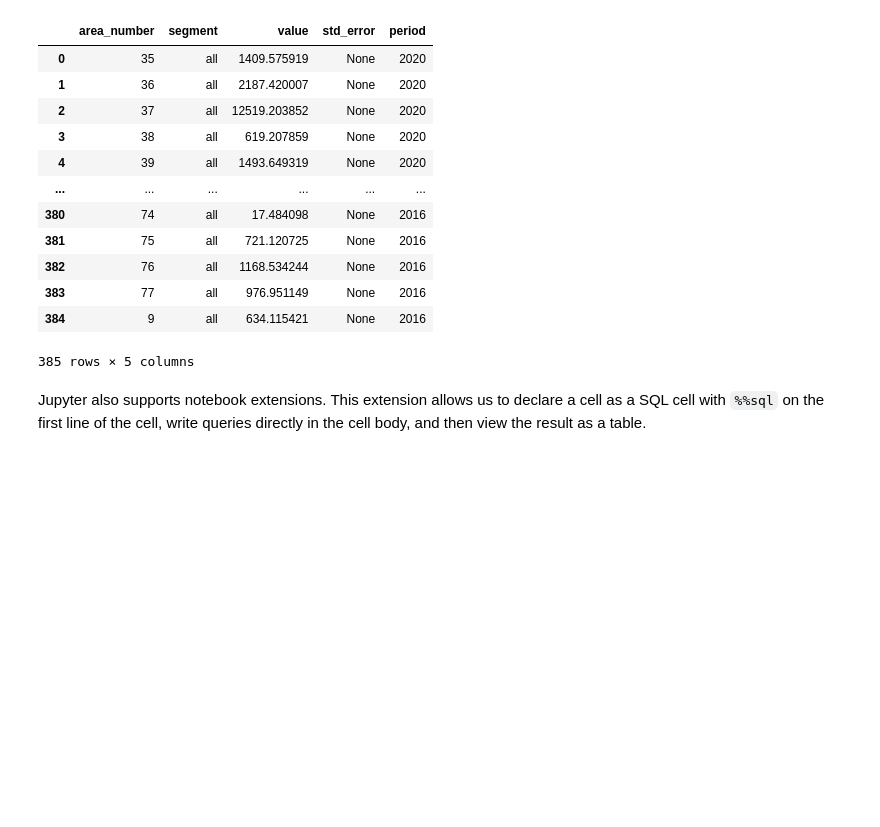
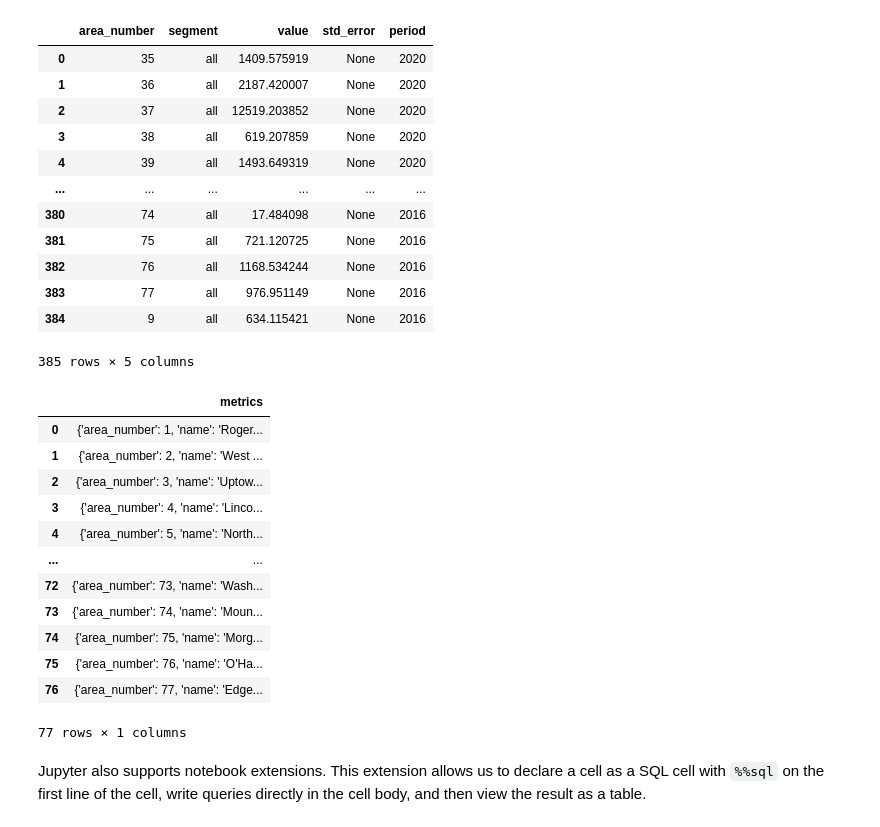
Before and after one commit to scarletstudio/transithealth, a Jupyter notebook: notebooks/sperveen/My Example Notebook.ipynb, the cells around one changed output. Saved outputs shown, nothing was run; the diff lists cells and outputs as text; code cells hidden in the pictures; blank space fills up the shorter version.

```diff
--- a/notebooks/sperveen/My Example Notebook.ipynb
+++ b/notebooks/sperveen/My Example Notebook.ipynb
@@ -105,6 +105,25 @@ pd.DataFrame(rows_to_dicts(cur, rows))
 | 383 | 77 | all | 976.951149 | None | 2016 |
 | 384 | 9 | all | 634.115421 | None | 2016 |
 385 rows × 5 columns
+# %%
+import requests
+
+r = requests.post("http://18.191.174.84:5000/community/metrics", json={"metrics": ["traffic_intensity_2016"]})
+pd.DataFrame(r.json())
+# %% [output]
+|  | metrics |
+| 0 | {'area_number': 1, 'name': 'Roger... |
+| 1 | {'area_number': 2, 'name': 'West ... |
+| 2 | {'area_number': 3, 'name': 'Uptow... |
+| 3 | {'area_number': 4, 'name': 'Linco... |
+| 4 | {'area_number': 5, 'name': 'North... |
+| ... | ... |
+| 72 | {'area_number': 73, 'name': 'Wash... |
+| 73 | {'area_number': 74, 'name': 'Moun... |
+| 74 | {'area_number': 75, 'name': 'Morg... |
+| 75 | {'area_number': 76, 'name': 'O'Ha... |
+| 76 | {'area_number': 77, 'name': 'Edge... |
+77 rows × 1 columns
 # %% [markdown]
 Jupyter also supports notebook extensions. This extension allows us to declare a cell as a SQL cell with `%%sql` on the first line of the cell, write queries directly in the cell body, and then view the result as a table.
 # %%
```
